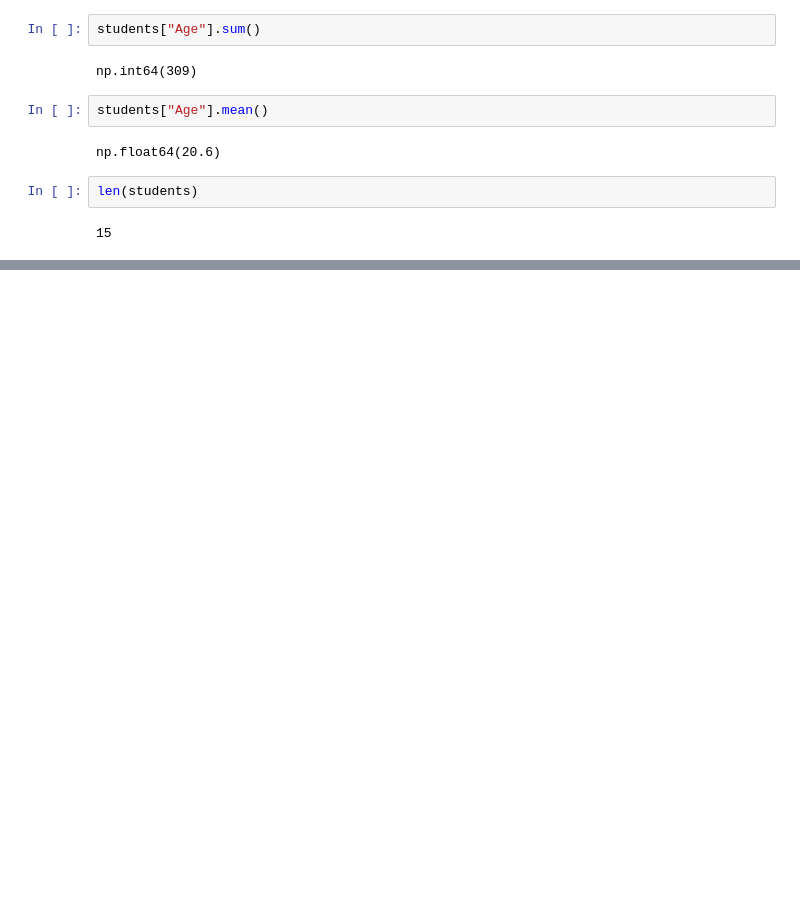
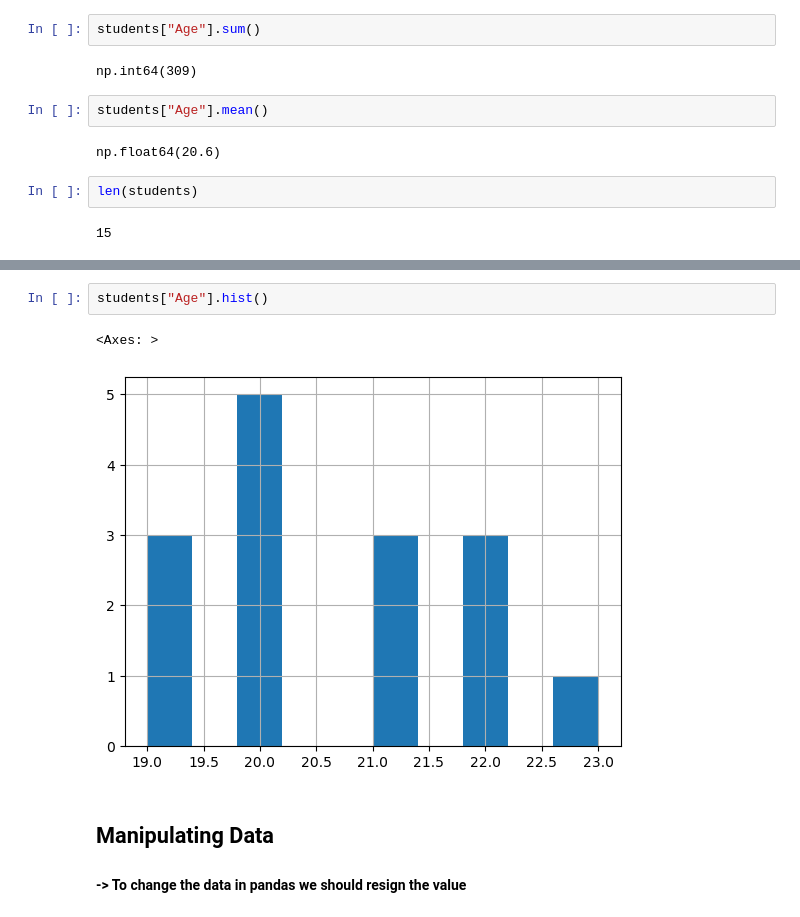
Before and after one commit to chaitu25127/Pandas-notebook, a Jupyter notebook: Pandas-notebook.ipynb, the cells around one changed output, grey strips where cells are left out. Saved outputs shown, nothing was run; the diff lists cells and outputs as text; blank space fills up the shorter version.

```diff
--- a/Pandas-notebook.ipynb
+++ b/Pandas-notebook.ipynb
@@ -157,0 +288,8 @@ len(students)
+# %%
+students["Age"].hist()
+# %% [output]
+<Axes: >
+[figure, added]
+# %% [markdown]
+## Manipulating Data
+#### -> To change the data in pandas we should resign the value
```
Also changed, not shown: parts of 37 cells of this notebook.
